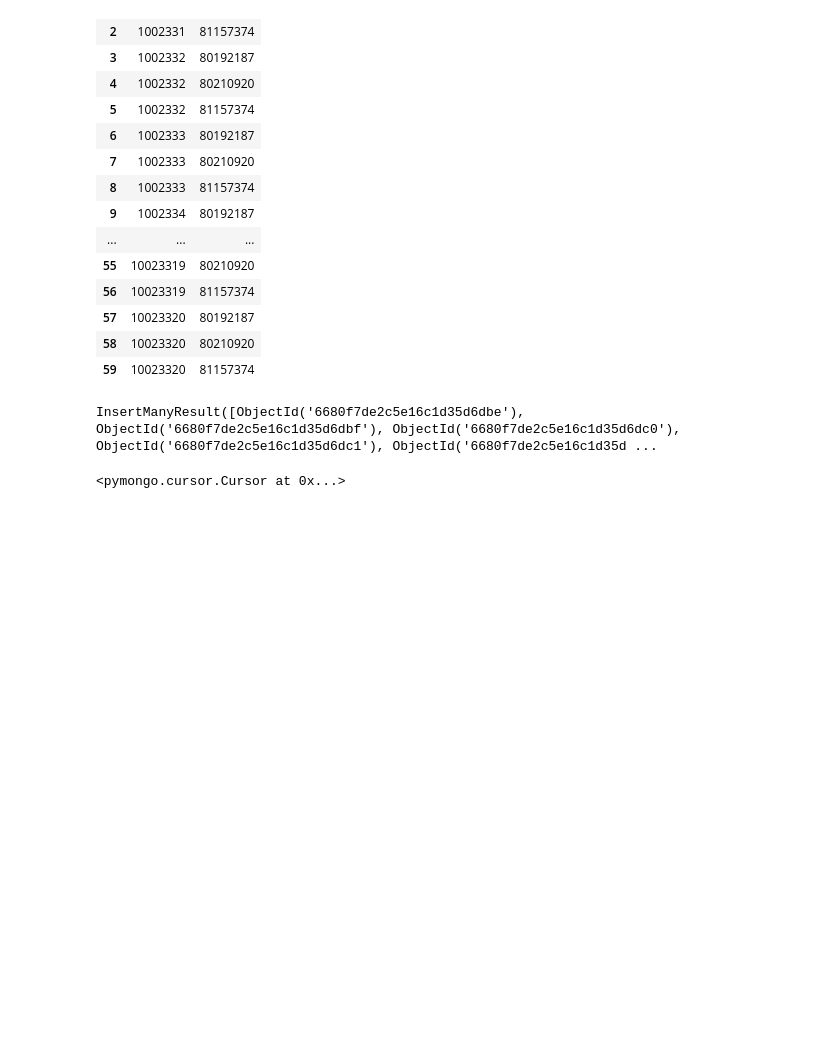
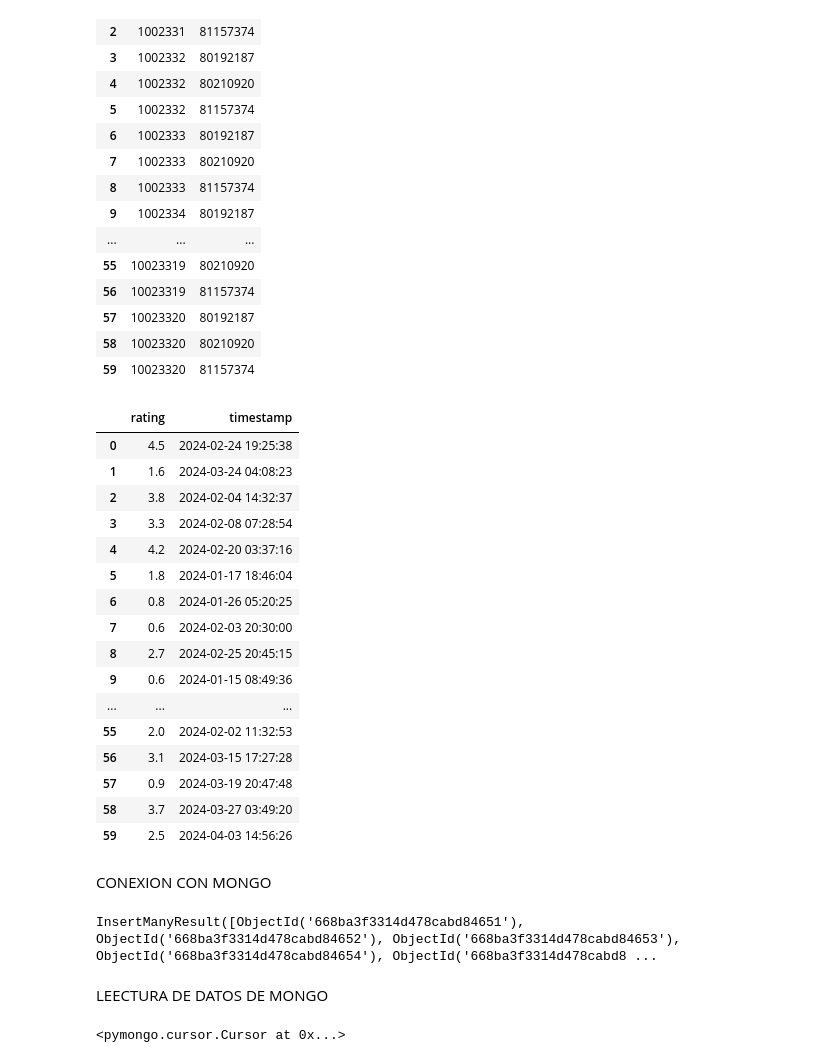
Before and after one commit to andrei-galed/Datapath-Python, a Jupyter notebook: Sesion3/ETL/ETL.ipynb, the cells around one changed output. Drawn from its saved outputs; the diff is of its cells as text; code cells hidden in the pictures; blank space fills up the shorter version.

```diff
--- a/Sesion3/ETL/ETL.ipynb
+++ b/Sesion3/ETL/ETL.ipynb
@@ -213,16 +198,43 @@ for i in range(60):
     rating.append(gen_rating())
     date.append(gen_timestamp())
 # %%
+#Se genera un Dataframe con las listas creadas.
 randf=pd.DataFrame((zip(rating,date)),columns=['rating','timestamp'])
+randf
+# %% [output]
+|  | rating | timestamp |
+| 0 | 4.5 | 2024-02-24 19:25:38 |
+| 1 | 1.6 | 2024-03-24 04:08:23 |
+| 2 | 3.8 | 2024-02-04 14:32:37 |
+| 3 | 3.3 | 2024-02-08 07:28:54 |
+| 4 | 4.2 | 2024-02-20 03:37:16 |
+| 5 | 1.8 | 2024-01-17 18:46:04 |
+| 6 | 0.8 | 2024-01-26 05:20:25 |
+| 7 | 0.6 | 2024-02-03 20:30:00 |
+| 8 | 2.7 | 2024-02-25 20:45:15 |
+| 9 | 0.6 | 2024-01-15 08:49:36 |
+| ... | ... | ... |
+| 55 | 2.0 | 2024-02-02 11:32:53 |
+| 56 | 3.1 | 2024-03-15 17:27:28 |
+| 57 | 0.9 | 2024-03-19 20:47:48 |
+| 58 | 3.7 | 2024-03-27 03:49:20 |
+| 59 | 2.5 | 2024-04-03 14:56:26 |
+# %% [markdown]
+CONEXION CON MONGO
 # %%
 CONNECTION_STRING = "mongodb+srv://andreigaled3:txmnM3oUgWMsnxFy@cluster0.qdxwmr6.mongodb.net/?retryWrites=true&w=majority&appName=Cluster0"
 client = MongoClient(CONNECTION_STRING)
-# %%
-dbname=client["ramdon_data"]
-randf_to_dict = randf.to_dict("records")
-dbname["random"].insert_many(randf_to_dict)
-# %% [output]
-InsertManyResult([ObjectId('6680f7de2c5e16c1d35d6dbe'), ObjectId('6680f7de2c5e16c1d35d6dbf'), ObjectId('6680f7de2c5e16c1d35d6dc0'), ObjectId('6680f7de2c5e16c1d35d6dc1'), ObjectId('6680f7de2c5e16c1d35d ...
+# %%
+#Se genera el nombre de la base de datos en mongo,
+#Se convierte el dataframe al tipo de dato de diccionario y se le asigna el nombre "records"
+#Se envia a Mongo
+dbname=client["ramdon_data"]
+randf_to_dict = randf.to_dict("records")
+dbname["random"].insert_many(randf_to_dict)
+# %% [output]
+InsertManyResult([ObjectId('668ba3f3314d478cabd84651'), ObjectId('668ba3f3314d478cabd84652'), ObjectId('668ba3f3314d478cabd84653'), ObjectId('668ba3f3314d478cabd84654'), ObjectId('668ba3f3314d478cabd8 ...
+# %% [markdown]
+LEECTURA DE DATOS DE MONGO
 # %%
 rating_collection = dbname['random']
 random_rating = rating_collection.find({})
```
Also changed, not shown: parts of 8 cells of this notebook, 1 other file.
